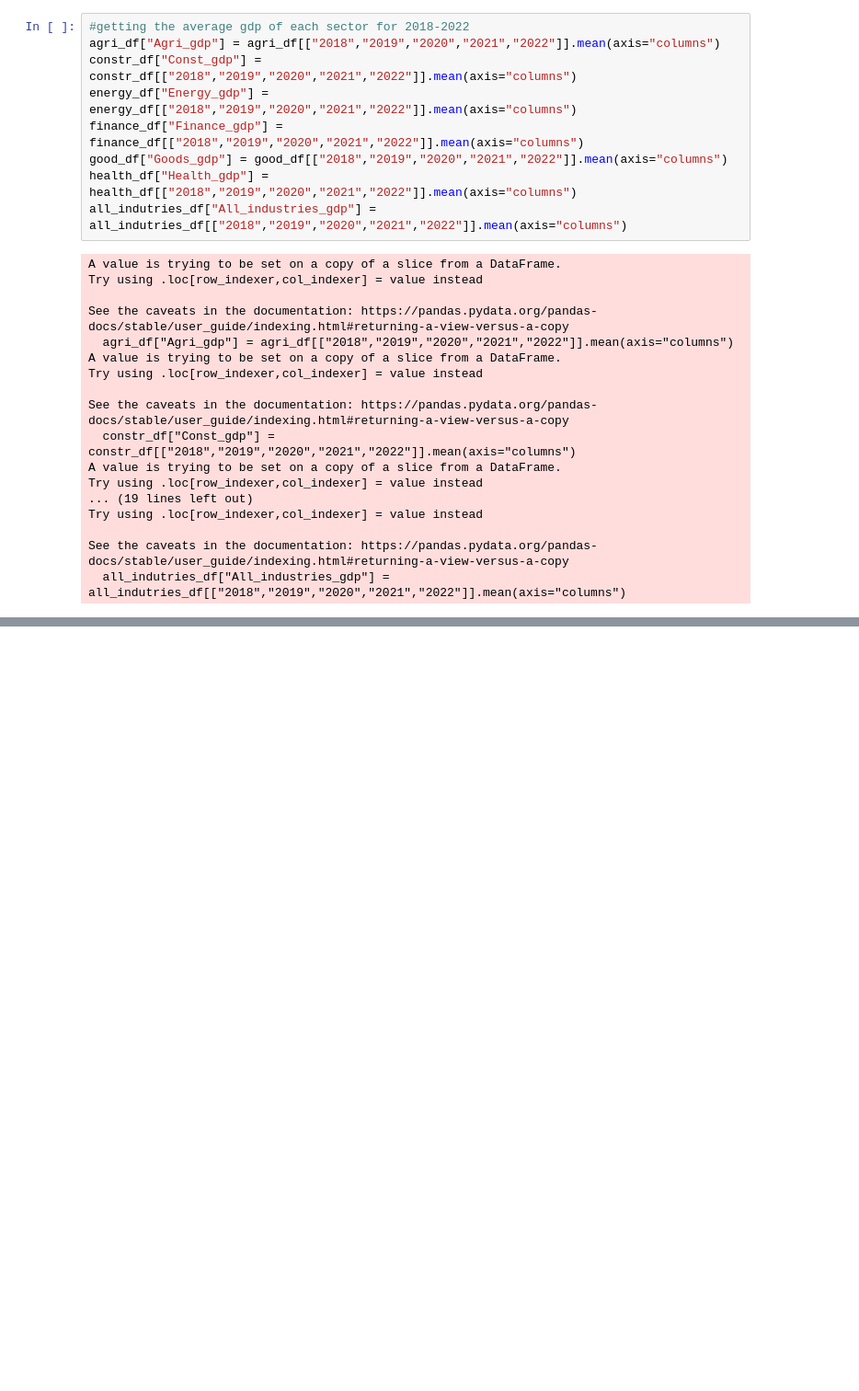
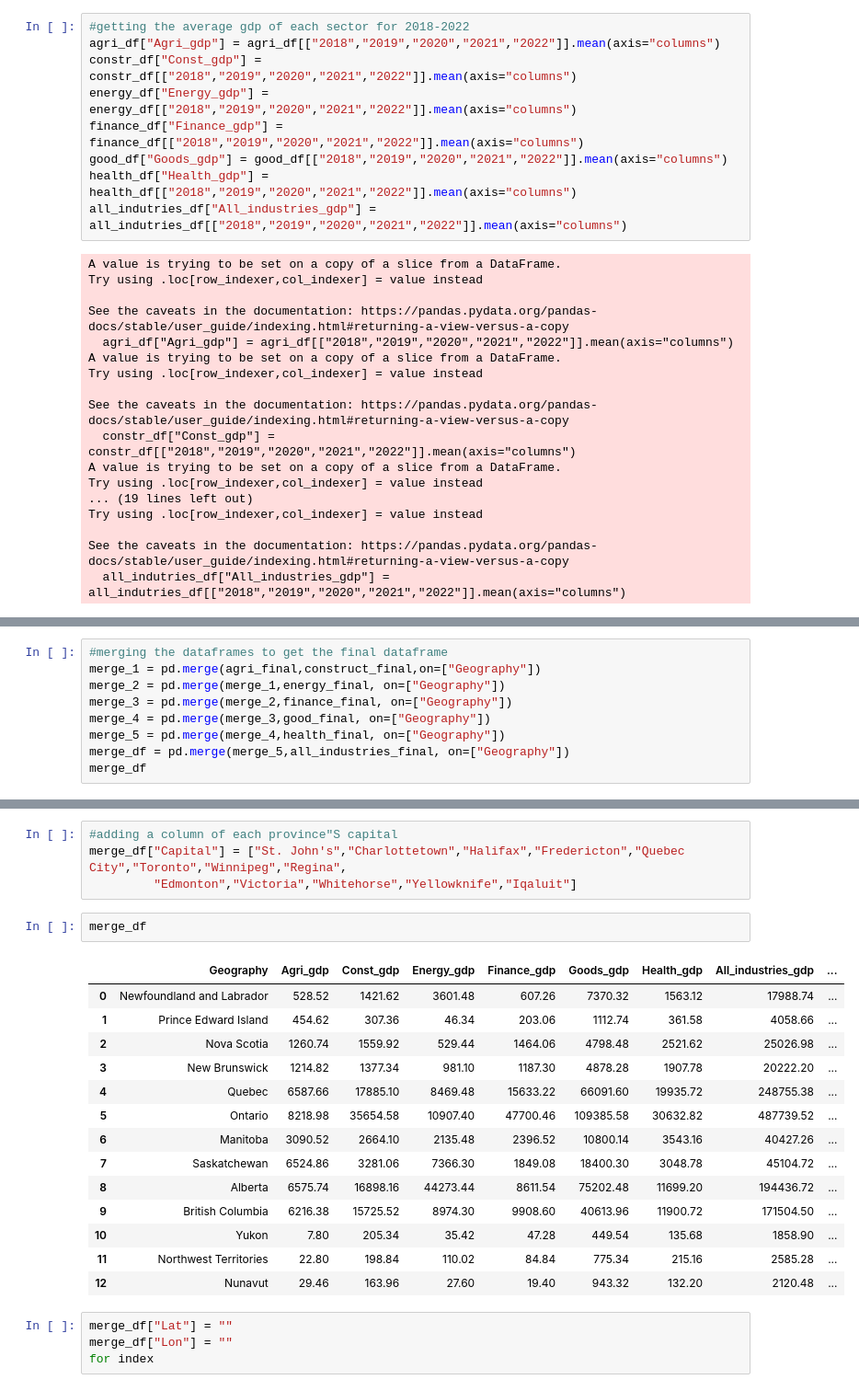
Before and after one commit to NaderMoA/project_1, a Jupyter notebook: GDP_main.ipynb, the cells around one changed output, grey strips where cells are left out. Shown: that part at 92% size. Cells and saved outputs as stored; diff of their text form; blank space fills up the shorter version.

Commit message:
final merge

```diff
--- a/GDP_main.ipynb
+++ b/GDP_main.ipynb
@@ -224,0 +188,9 @@ constr_df
+# %%
+#merging the dataframes to get the final dataframe
+merge_1 = pd.merge(agri_final,construct_final,on=["Geography"])
+merge_2 = pd.merge(merge_1,energy_final, on=["Geography"])
+merge_3 = pd.merge(merge_2,finance_final, on=["Geography"])
+merge_4 = pd.merge(merge_3,good_final, on=["Geography"])
+merge_5 = pd.merge(merge_4,health_final, on=["Geography"])
+merge_df = pd.merge(merge_5,all_industries_final, on=["Geography"])
+merge_df
@@ -224,0 +212,25 @@ constr_df
+# %%
+#adding a column of each province"S capital
+merge_df["Capital"] = ["St. John's","Charlottetown","Halifax","Fredericton","Quebec City","Toronto","Winnipeg","Regina",
+         "Edmonton","Victoria","Whitehorse","Yellowknife","Iqaluit"]
+# %%
+merge_df
+# %% [output]
+|  | Geography | Agri_gdp | Const_gdp | Energy_gdp | Finance_gdp | Goods_gdp | Health_gdp | All_industries_gdp | ... |
+| 0 | Newfoundland and Labrador | 528.52 | 1421.62 | 3601.48 | 607.26 | 7370.32 | 1563.12 | 17988.74 | ... |
+| 1 | Prince Edward Island | 454.62 | 307.36 | 46.34 | 203.06 | 1112.74 | 361.58 | 4058.66 | ... |
+| 2 | Nova Scotia | 1260.74 | 1559.92 | 529.44 | 1464.06 | 4798.48 | 2521.62 | 25026.98 | ... |
+| 3 | New Brunswick | 1214.82 | 1377.34 | 981.10 | 1187.30 | 4878.28 | 1907.78 | 20222.20 | ... |
+| 4 | Quebec | 6587.66 | 17885.10 | 8469.48 | 15633.22 | 66091.60 | 19935.72 | 248755.38 | ... |
+| 5 | Ontario | 8218.98 | 35654.58 | 10907.40 | 47700.46 | 109385.58 | 30632.82 | 487739.52 | ... |
+| 6 | Manitoba | 3090.52 | 2664.10 | 2135.48 | 2396.52 | 10800.14 | 3543.16 | 40427.26 | ... |
+| 7 | Saskatchewan | 6524.86 | 3281.06 | 7366.30 | 1849.08 | 18400.30 | 3048.78 | 45104.72 | ... |
+| 8 | Alberta | 6575.74 | 16898.16 | 44273.44 | 8611.54 | 75202.48 | 11699.20 | 194436.72 | ... |
+| 9 | British Columbia | 6216.38 | 15725.52 | 8974.30 | 9908.60 | 40613.96 | 11900.72 | 171504.50 | ... |
+| 10 | Yukon | 7.80 | 205.34 | 35.42 | 47.28 | 449.54 | 135.68 | 1858.90 | ... |
+| 11 | Northwest Territories | 22.80 | 198.84 | 110.02 | 84.84 | 775.34 | 215.16 | 2585.28 | ... |
+| 12 | Nunavut | 29.46 | 163.96 | 27.60 | 19.40 | 943.32 | 132.20 | 2120.48 | ... |
+# %%
+merge_df["Lat"] = ""
+merge_df["Lon"] = ""
+for index
```
Also changed, not shown: parts of 6 cells of this notebook.
